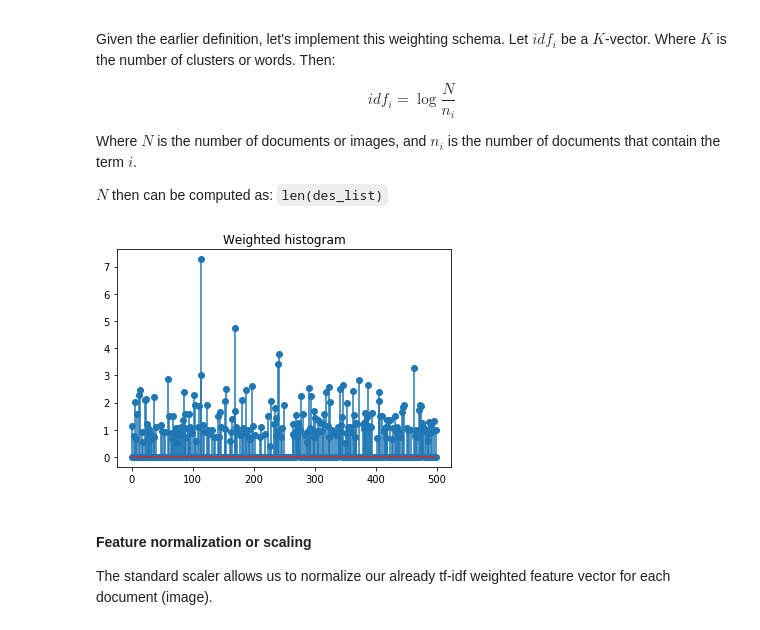
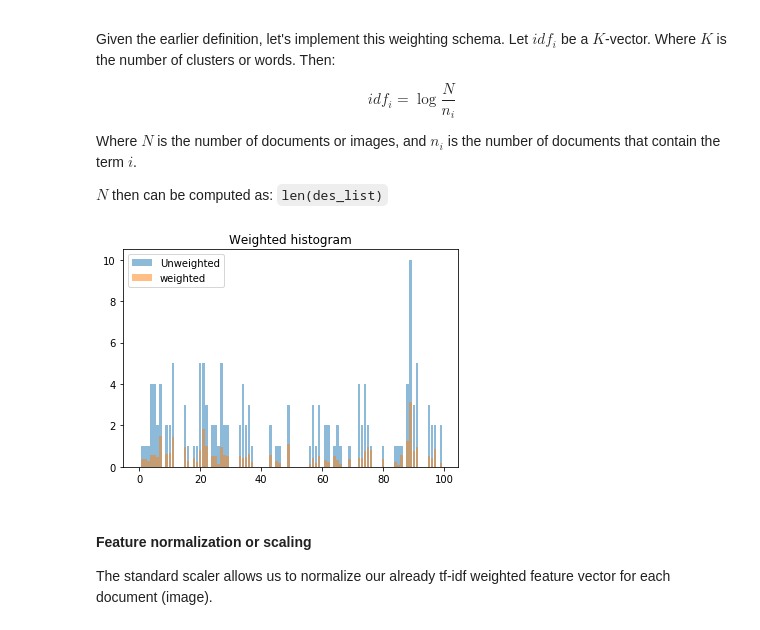
Before and after one commit to asciidiego/bag-of-visual-words, a Jupyter notebook: src/training.ipynb, the cells around one changed output. Drawn from its saved outputs; the diff is of its cells as text; code cells hidden in the pictures.

```diff
--- a/src/training.ipynb
+++ b/src/training.ipynb
@@ -49,10 +26,0 @@ Now we can use our sample accordion picture to see how SIFT performs in detectin
-# %%
-# Detect SIFT Keypoints
-sift        = cv.xfeatures2d.SIFT_create()
-# Calculate the N by 128 desciptors
-kp, des = sift.detectAndCompute(gray,None)
-kpImg = cv.drawKeypoints(gray, kp, img)
-plt.imshow(kpImg, cmap='gray')
-plt.title("Scale Invariant Feature Transform Keypoints")
-plt.show()
-print("Number of SIFT Keypoints: ", format(len(kp)))
@@ -64,8 +29,8 @@ Number of SIFT Keypoints:  997
 # %% [markdown]
 For the purpose of brevity, simplicity and computational "cheapness" I am going to use 3 categories, however, the original Caltech database contains 101 categories for image classification. This algorithm can easily be expanded or scaled into any number of categories, although more efficient approaches may be needed for fast computation of the classification task.
 # %%
-train_path = '../data/upf/train_set//'
-train_categories = os.listdir(train_path)
-print("Training path: ", train_path)
-print("Training categories: ", train_categories)
+dataset_path = '../data/upf/training_set/'
+categories = os.listdir(dataset_path)
+print("Training path: ", dataset_path)
+print("Training categories: ", categories)
 # %% [output]
@@ -79,8 +44,8 @@ Training categories:  ['anchor', 'bass', 'ceiling_fan']
 image_paths = []
 image_classes = []
 class_id = 0
-for train_category in train_categories:
-    dir = os.path.join(train_path, train_category)
+for category in categories:
+    dir = os.path.join(dataset_path, category)
     class_path = list(paths.list_images(dir)) # This is the path to all the images given A SINGLE CLASS
     # Stores the path to all the images in the images_paths variable which has all of the training images.
     image_paths+=class_path
@@ -147,7 +112,7 @@ pickle.dump(descriptors, open('descriptors.sav', 'wb'))
 ### Part 4. Apply K-means
 # %%
 # Perform k-means clustering
-k = 500
+k = 100
 voc, variance = kmeans(descriptors, k, 1)
 print("Done doing K-means")
 # %% [output]
@@ -191,13 +156,15 @@ $N$ then can be computed as: `len(des_list)`
 # %%
 # Perform Tf-Idf vectorization
 nbr_occurences = np.sum( (im_features > 0) * 1, axis = 0)
-idf = np.array(np.log((1.0*len(image_paths)) / (1.0*nbr_occurences + 1)), 'float32')
-tf_idf = im_features * idf
-plt.stem(tf_idf[IMAGE_N])
+idf = np.array(np.log((1.0*len(image_paths) + 1) / (1.0*nbr_occurences + 1)), 'float32')
+scaled_im_features = im_features * idf
+plt.bar(range(k), im_features[IMAGE_N], alpha=0.5)
+plt.bar(range(k), scaled_im_features[IMAGE_N], alpha=0.5)
 plt.title("Weighted histogram")
+plt.legend(['Unweighted', 'weighted'])
 plt.show()
 # %% [output]
-[figure, old version]
+[figure, new version]
 # %% [markdown]
 #### Feature normalization or scaling
 The standard scaler allows us to normalize our already tf-idf weighted feature vector for each document (image).
```
Also changed, not shown: parts of 25 cells of this notebook, 3 other files.
